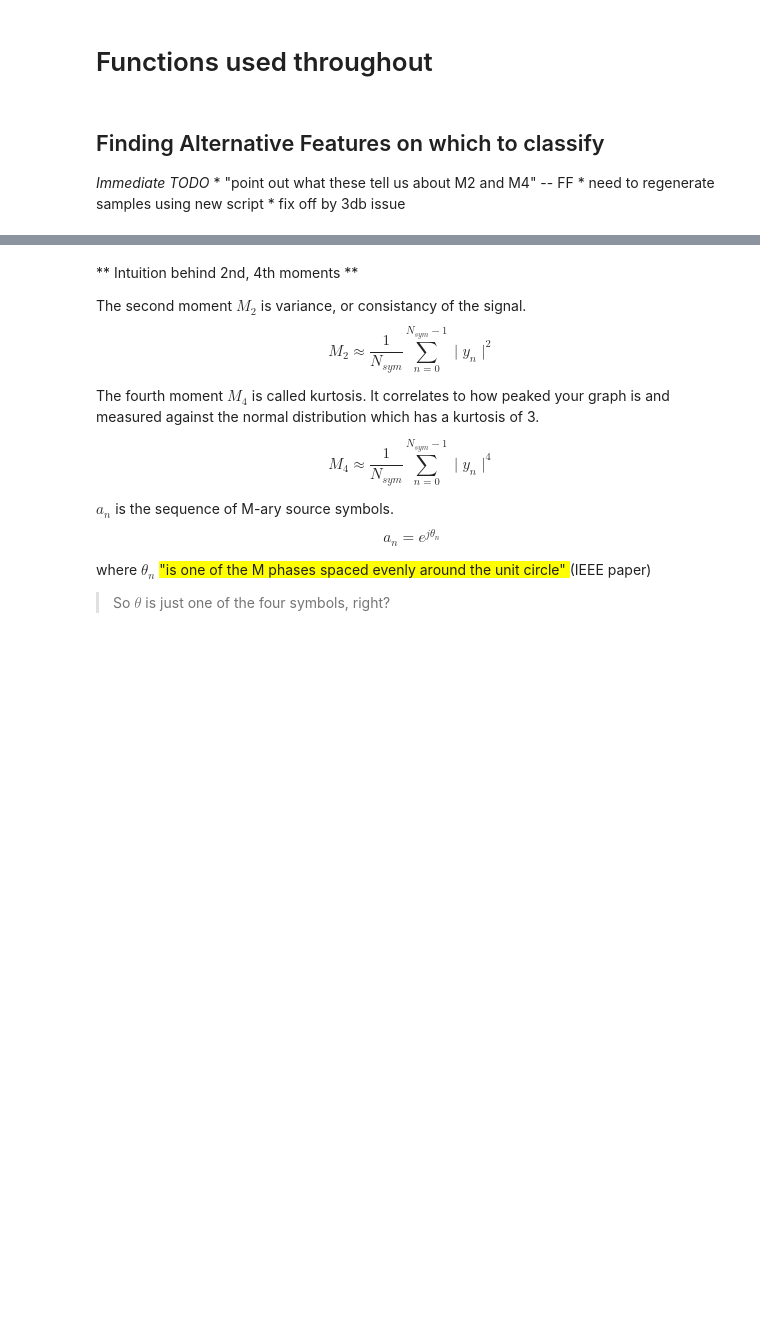
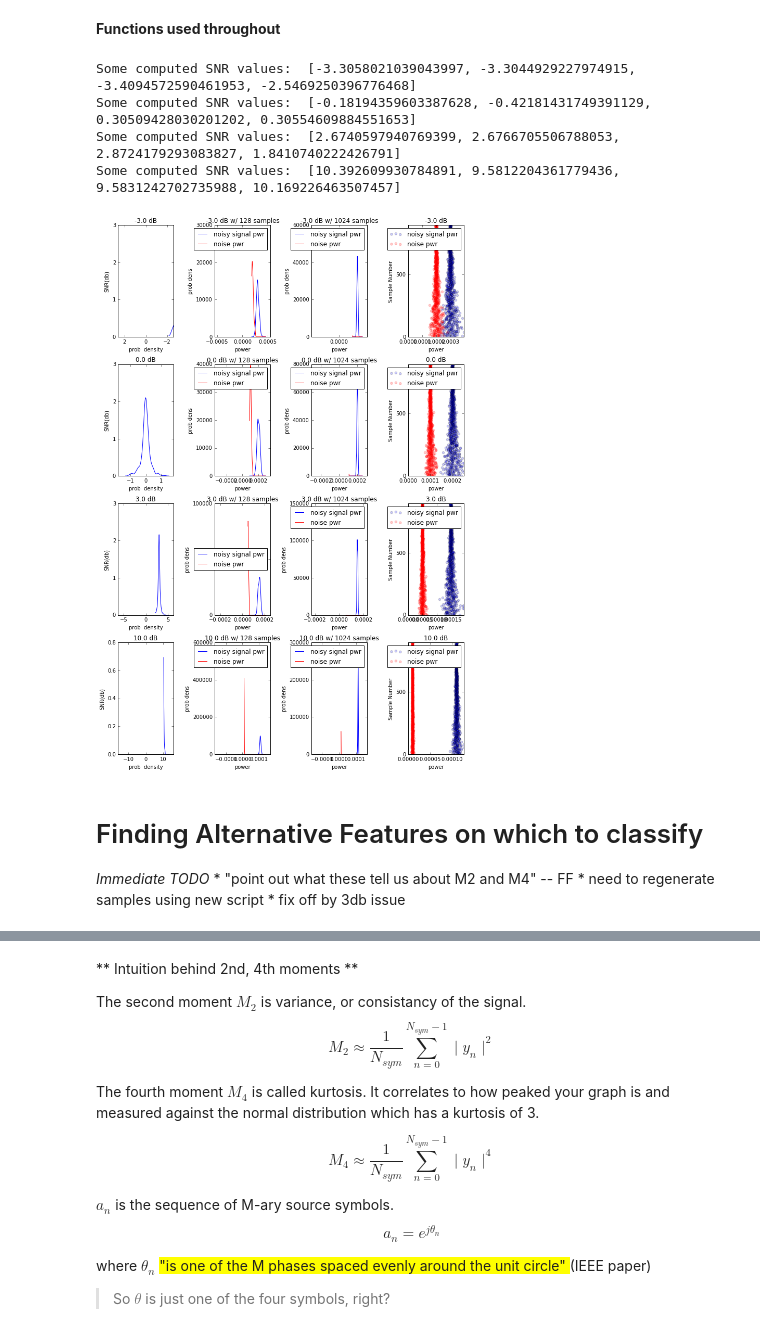
Before and after one commit to rollingcoconut/RadioML, a Jupyter notebook: Detecting_Users_psk_samps_pickled.ipynb, the cells around one changed output, grey strips where cells are left out. Drawn from its saved outputs; the diff is of its cells as text; code cells hidden in the pictures; blank space fills up the shorter version.

Commit message:
cleaner notebook; fixed issue with scatter plots and snr being off by 3 err

```diff
--- a/Detecting_Users_psk_samps_pickled.ipynb
+++ b/Detecting_Users_psk_samps_pickled.ipynb
@@ -1,5 +1,5 @@
 # %% [markdown]
-# Functions used throughout
+**Functions used throughout**
 # %%
 %matplotlib inline
 from scipy import signal
@@ -63,8 +59,72 @@ def plot_avg_pwr(noise_power, noisy_signal_power, ax,  title="title"):
         ax.set_xlim([0,max(noisy_signal_power)])
         ax.set_ylim([0,max(range(len(noisy_signal_power)))])
         ax.locator_params(nbins=4)
+# %%
+snrlist = [-3,0,3,10]
+ndatalist = [64 , 128, 256, 512, 1024, 2048, 4096]
+f, axtuple = plt.subplots(len(snrlist), 4, figsize=(10, 15))
+
+
+for ax_idx, snr_desired in enumerate(snrlist):
+
+    # Get lists of sample files for the given SNR
+    noise_files = ["samples/samples_%.1fdb_%d_128_noise.npy" % (snr_desired, n) for n in ndatalist]
+    signal_files = ["samples/samples_%.1fdb_%d_128_signal.npy" % (snr_desired, n) for n in ndatalist]
+    sn_files = ["samples/samples_%.1fdb_%d_128_sn.npy" % (snr_desired, n) for n in ndatalist]
+
+
+    # Compute power for each trial
+        # NESTED LOOP PATTERN: [len(WORD) for LINE in FILE for WORD in LINE]
+    noise_power_array = [compute_power(j) for f in noise_files for i,j, in enumerate(np.load(f))]
+    sn_power_array = [compute_power(j) for f in sn_files for i,j, in enumerate(np.load(f))]
+    signal_power_array = [compute_power(j) for f in signal_files for i,j, in enumerate(np.load(f))]
+    #print([x/y for x,y in zip(signal_power_array, noise_power_array)])
+
+    # Read in data for experiments where we save just ndata=128 samples
+    noise_pattern = "samples/samples_" + ("%.1f" % snr_desired) + "db_128" + "*noise.npy"
+    noise_files_128 = [file for file in glob.glob(noise_pattern)]
+    noise_power_128 = [compute_power(j) for f in noise_files_128 for i,j, in enumerate(np.load(f))]
+
+    sn_pattern = "samples/samples_" + ("%.1f" % snr_desired) + "db_128" + "*sn.npy"
+    sn_files_128 = [file for file in glob.glob(sn_pattern)]
+    sn_power_128 = [compute_power(j) for f in sn_files_128 for i,j, in enumerate(np.load(f))]
+
+    # Read in data for experiments where we save just ndata=1024 samples
+    noise_pattern = "samples/samples_" + ("%.1f" % snr_desired) + "db_1024" + "*noise.npy"
+    noise_files_1024 = [file for file in glob.glob(noise_pattern)]
+    noise_power_1024 = [compute_power(j) for f in noise_files_1024 for i,j, in enumerate(np.load(f))]
+
+    sn_pattern = "samples/samples_" + ("%.1f" % snr_desired) + "db_1024" + "*sn.npy"
+    sn_files_1024 = [file for file in glob.glob(sn_pattern)]
+    sn_power_1024 = [compute_power(j) for f in sn_files_1024 for i,j, in enumerate(np.load(f))]
+
+    signal_pattern = "samples/samples_" + ("%.1f" % snr_desired) + "db_1024" + "*signal.npy"
+    signal_files_1024 = [file for file in glob.glob(sn_pattern)]
+    signal_power_1024 = [compute_power(j) for f in sn_files_1024 for i,j, in enumerate(np.load(f))]
+
+    # plot SNR density for each SNR value
+    plot_snr_density(noise_power_array, signal_power_array, axtuple[ax_idx][0], title = "%.1f dB" % snr_desired, ylabel="SNR(db)", xlabel="prob  density")
+
+    # plot density for trials with 128 samples for each SNR value
+    plot_density(noise_power_128, sn_power_128, axtuple[ax_idx][1],  title = "%.1f dB w/ 128 samples" % snr_desired, xlabel="power",ylabel="prob dens")
+
+     # plot density for trials with 128 samples for each SNR value
+    plot_density(noise_power_1024, sn_power_1024, axtuple[ax_idx][2], title = "%.1f dB w/ 1024 samples" % snr_desired, xlabel="power", ylabel="prob dens")
+
+    # plot avg power of noisy signal, noise for each SNR value
+    plot_avg_pwr(noise_power_array, sn_power_array, axtuple[ax_idx][3], title = "%.1f dB" % snr_desired, xlabel="power", ylabel="Sample Number")
+
+
+
+plt.tight_layout()
+# %% [output]
+Some computed SNR values:  [-3.3058021039043997, -3.3044929227974915, -3.4094572590461953, -2.5469250396776468]
+Some computed SNR values:  [-0.18194359603387628, -0.42181431749391129, 0.30509428030201202, 0.30554609884551653]
+Some computed SNR values:  [2.6740597940769399, 2.6766705506788053, 2.8724179293083827, 1.8410740222426791]
+Some computed SNR values:  [10.392609930784891, 9.5812204361779436, 9.5831242702735988, 10.169226463507457]
+[figure, added]
 # %% [markdown]
-## Finding Alternative Features on which to classify
+# Finding Alternative Features on which to classify
 *Immediate TODO*
      * "point out what these tell us about M2 and M4" -- FF
      * need to regenerate samples using new script
```
Also changed, not shown: parts of 5 cells of this notebook.
